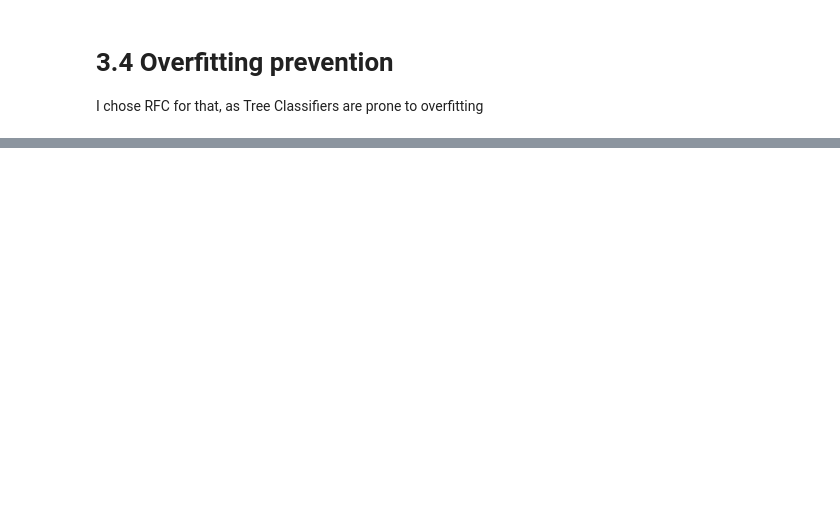
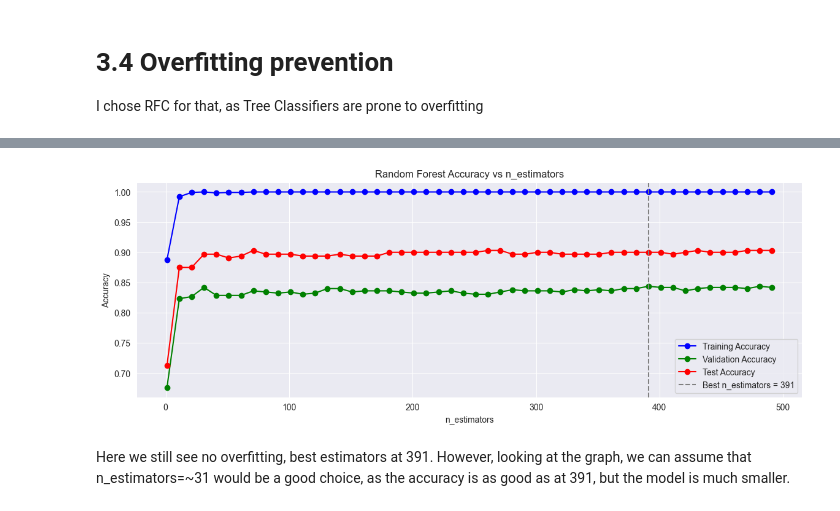
Before and after one commit to Voldziu/AI, a Jupyter notebook: CTG/EDA.ipynb, the cells around one changed output, grey strips where cells are left out. Saved outputs shown, nothing was run; the diff lists cells and outputs as text; code cells hidden in the pictures; blank space fills up the shorter version.

```diff
--- a/CTG/EDA.ipynb
+++ b/CTG/EDA.ipynb
@@ -136,11 +136,11 @@ X_imputed = pd.DataFrame(
 # %%
 # Splitting train, validation and test  60% - 25% - 15%
 X_imput_train, X_temp, y_train, y_temp = train_test_split(X, y, test_size=0.4, random_state=42)
-X_imput_val, X_imput_test, y_val, y_test = train_test_split(X_temp, y_temp, test_size=0.375, random_state=42)
+X_imput_val, X_test, y_val, y_test = train_test_split(X_temp, y_temp, test_size=0.375, random_state=42)
 # Shapes
 print(f"Traning subset shape: {X_imput_train.shape[0]}, {round(X_imput_train.shape[0]/df.shape[0],2)*100}%")
 print(f"Validation subset shape: {X_imput_val.shape[0]}, {round(X_imput_val.shape[0]/df.shape[0],2)*100}%")
-print(f"Test subset shape: {X_imput_test.shape[0]}, {round(X_imput_test.shape[0]/df.shape[0],2)*100}%")
+print(f"Test subset shape: {X_test.shape[0]}, {round(X_test.shape[0]/df.shape[0],2)*100}%")
 # %% [output]
 Traning subset shape: 1275, 60.0%
 Validation subset shape: 531, 25.0%
@@ -697,0 +700,8 @@ plt.show()
+# %%
+n_estimators_list = list(range(1, 500,10)) # Let's say 500 trees is the max
+
+# Arrays to store results
+train_scores = []
+val_scores = []
+test_scores = []
+train_val_diffs = []  # Difference between train and validation (overfitting indicator)
@@ -697,0 +755,21 @@ plt.show()
+# %%
+# Visualization
+
+# Plot 1: Accuracy vs max_depth
+plt.figure(figsize=(14, 10))
+
+plt.subplot(2, 1, 1)
+plt.plot(results['n_estimators'], results['train_accuracy'], 'o-', color='blue', label='Training Accuracy')
+plt.plot(results['n_estimators'], results['validation_accuracy'], 'o-', color='green', label='Validation Accuracy')
+plt.plot(results['n_estimators'], results['test_accuracy'], 'o-', color='red', label='Test Accuracy')
+plt.axvline(x=best_n_estimators, color='gray', linestyle='--', label=f'Best n_estimators = {best_n_estimators}')
+
+plt.title('Random Forest Accuracy vs n_estimators')
+plt.xlabel('n_estimators')
+plt.ylabel('Accuracy')
+plt.legend(loc='lower right')
+plt.grid(True)
+# %% [output]
+[figure, added]
+# %% [markdown]
+Here we still see no overfitting, best estimators at 391. However, looking at the graph, we can assume that n_estimators=~31 would be a good choice, as the accuracy is as good as at 391, but the model is much smaller.
```
Also changed, not shown: parts of 19 cells of this notebook.
